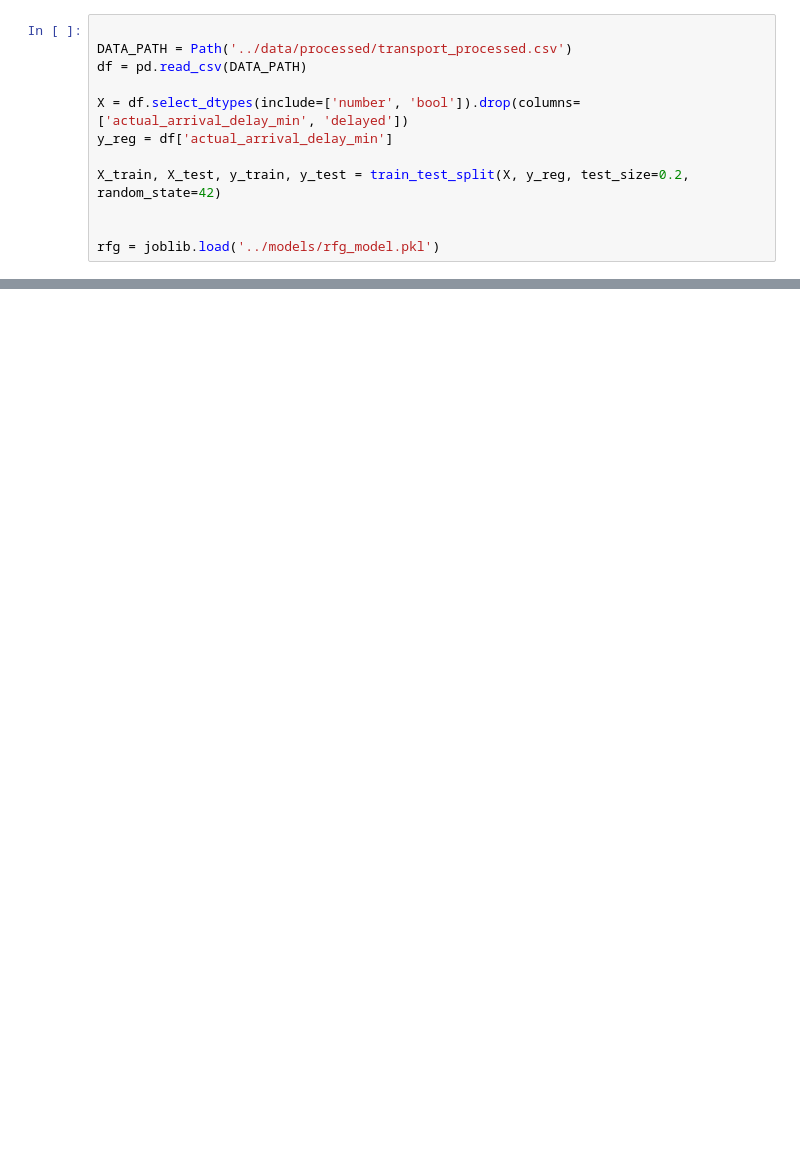
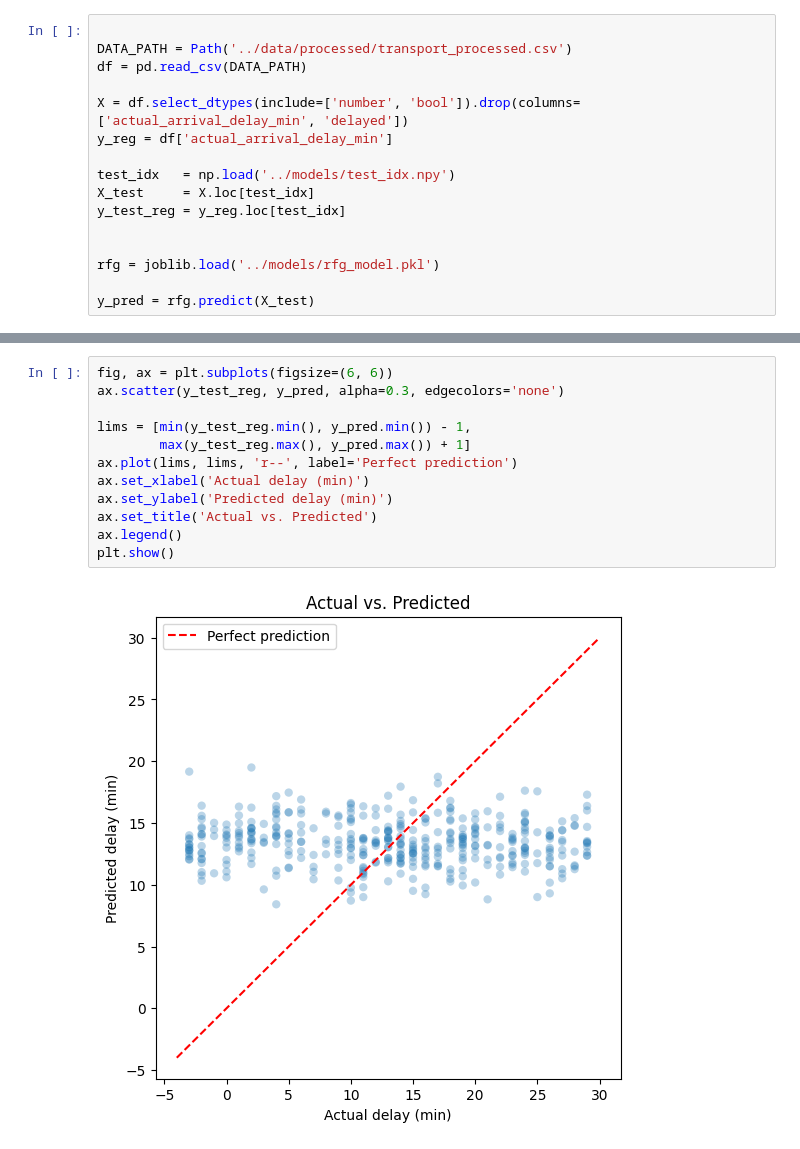
Before and after one commit to Handras18/transport-delay-predictor, a Jupyter notebook: notebooks/04_evaluation.ipynb, the cells around one changed output, grey strips where cells are left out. Saved outputs shown, nothing was run; the diff lists cells and outputs as text; blank space fills up the shorter version.

```diff
--- a/notebooks/04_evaluation.ipynb
+++ b/notebooks/04_evaluation.ipynb
@@ -14,7 +15,11 @@ df = pd.read_csv(DATA_PATH)
 X = df.select_dtypes(include=['number', 'bool']).drop(columns=['actual_arrival_delay_min', 'delayed'])
 y_reg = df['actual_arrival_delay_min']
 
-X_train, X_test, y_train, y_test = train_test_split(X, y_reg, test_size=0.2, random_state=42)
+test_idx   = np.load('../models/test_idx.npy')
+X_test     = X.loc[test_idx]
+y_test_reg = y_reg.loc[test_idx]
 
 
 rfg = joblib.load('../models/rfg_model.pkl')
+
+y_pred = rfg.predict(X_test)
@@ -20,0 +35,14 @@ rfg = joblib.load('../models/rfg_model.pkl')
+# %%
+fig, ax = plt.subplots(figsize=(6, 6))
+ax.scatter(y_test_reg, y_pred, alpha=0.3, edgecolors='none')
+
+lims = [min(y_test_reg.min(), y_pred.min()) - 1,
+        max(y_test_reg.max(), y_pred.max()) + 1]
+ax.plot(lims, lims, 'r--', label='Perfect prediction')
+ax.set_xlabel('Actual delay (min)')
+ax.set_ylabel('Predicted delay (min)')
+ax.set_title('Actual vs. Predicted')
+ax.legend()
+plt.show()
+# %% [output]
+[figure, added]
```
Also changed, not shown: parts of 4 cells of this notebook, 7 other files.
